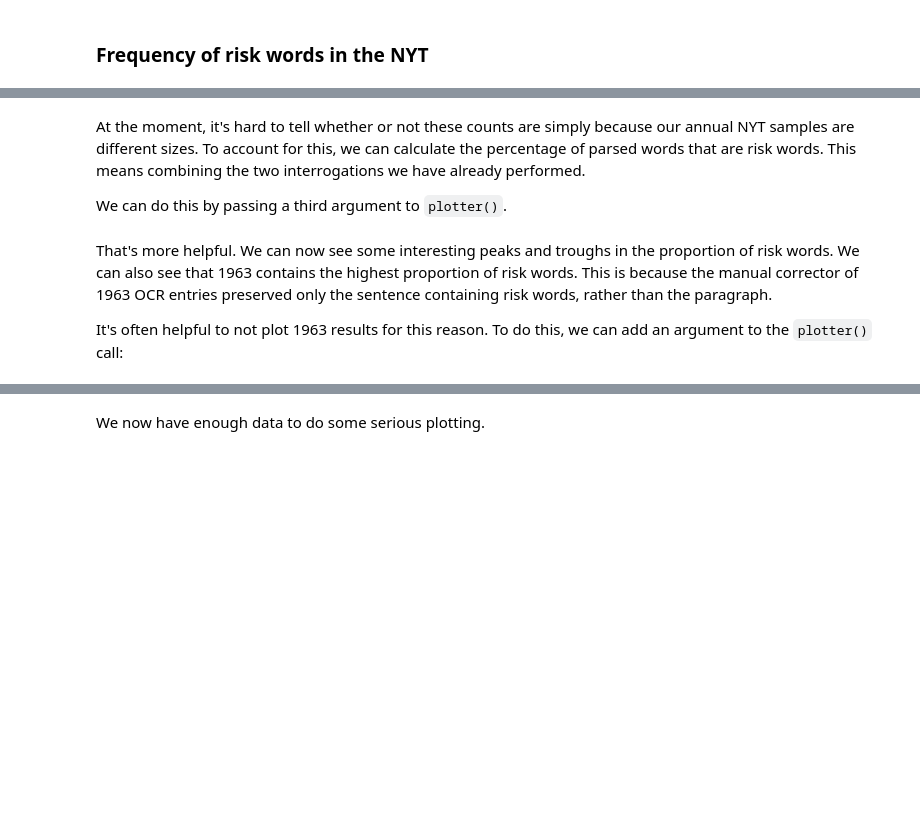
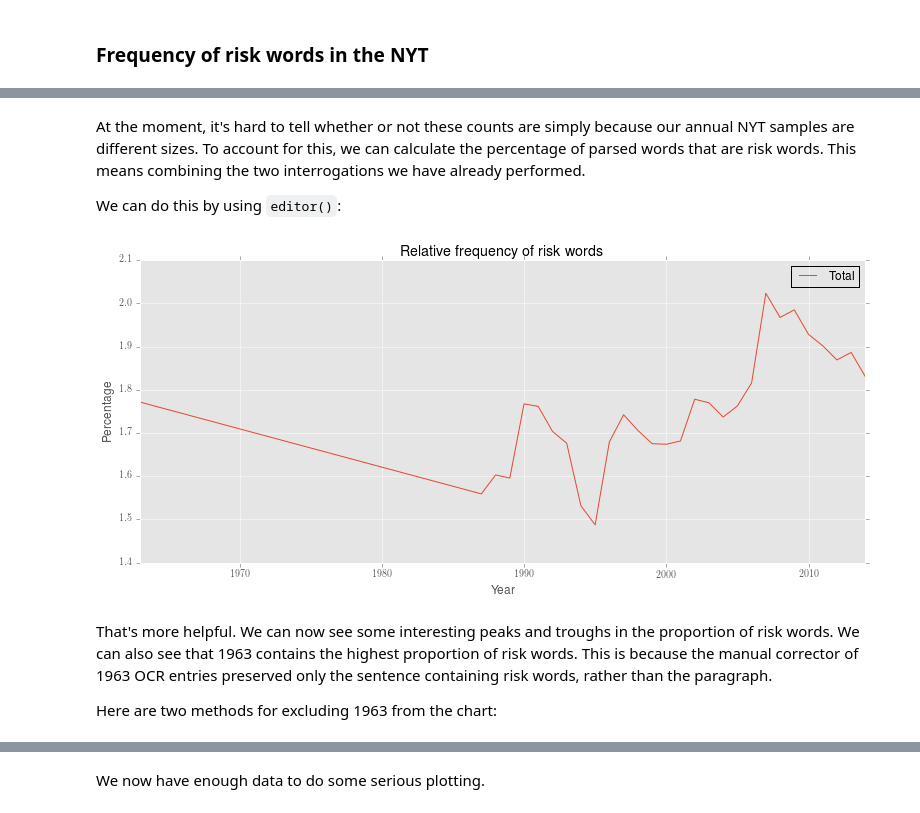
Before and after one commit to interrogator/risk, a Jupyter notebook: risk.ipynb, the cells around one changed output, grey strips where cells are left out. Drawn from its saved outputs; the diff is of its cells as text; code cells hidden in the pictures; blank space fills up the shorter version.

```diff
--- a/risk.ipynb
+++ b/risk.ipynb
@@ -203,5 +164,5 @@ Next, let's count the total number of risk words. Notice that we are using the '
 # %%
 # our query:
 riskwords_query = r'__ < /(?i).?\brisk.?\b/' # any risk word and its word class/part of speech
-# get all risk words and their tags:
-riskwords = interrogator(annual_trees, '-o', riskwords_query)
+# get all risk words and their tags :
+riskwords = interrogator(annual_trees, 'both', riskwords_query)
@@ -212,11 +177,14 @@ plotter('Risk words', riskwords.totals)
 # %% [markdown]
 At the moment, it's hard to tell whether or not these counts are simply because our annual NYT samples are different sizes. To account for this, we can calculate the percentage of parsed words that are risk words. This means combining the two interrogations we have already performed.
 
-We can do this by passing a third argument to `plotter()`.
+We can do this by using `editor()`:
+# %%
+rel_riskwords = editor(riskwords.totals, '%', allwords.totals)
 # %%
-plotter('Relative frequency of risk words', riskwords.totals,
-    fract_of = allwords.totals)
+plotter('Relative frequency of risk words', rel_riskwords.totals)
+# %% [output]
+[figure, added]
 # %% [markdown]
 That's more helpful. We can now see some interesting peaks and troughs in the proportion of risk words. We can also see that 1963 contains the highest proportion of risk words. This is because the manual corrector of 1963 OCR entries preserved only the sentence containing risk words, rather than the paragraph.
 
-It's often helpful to not plot 1963 results for this reason. To do this, we can add an argument to the `plotter()` call:
+Here are two methods for excluding 1963 from the chart:
```
Also changed, not shown: parts of 302 cells of this notebook, 1 other file.
